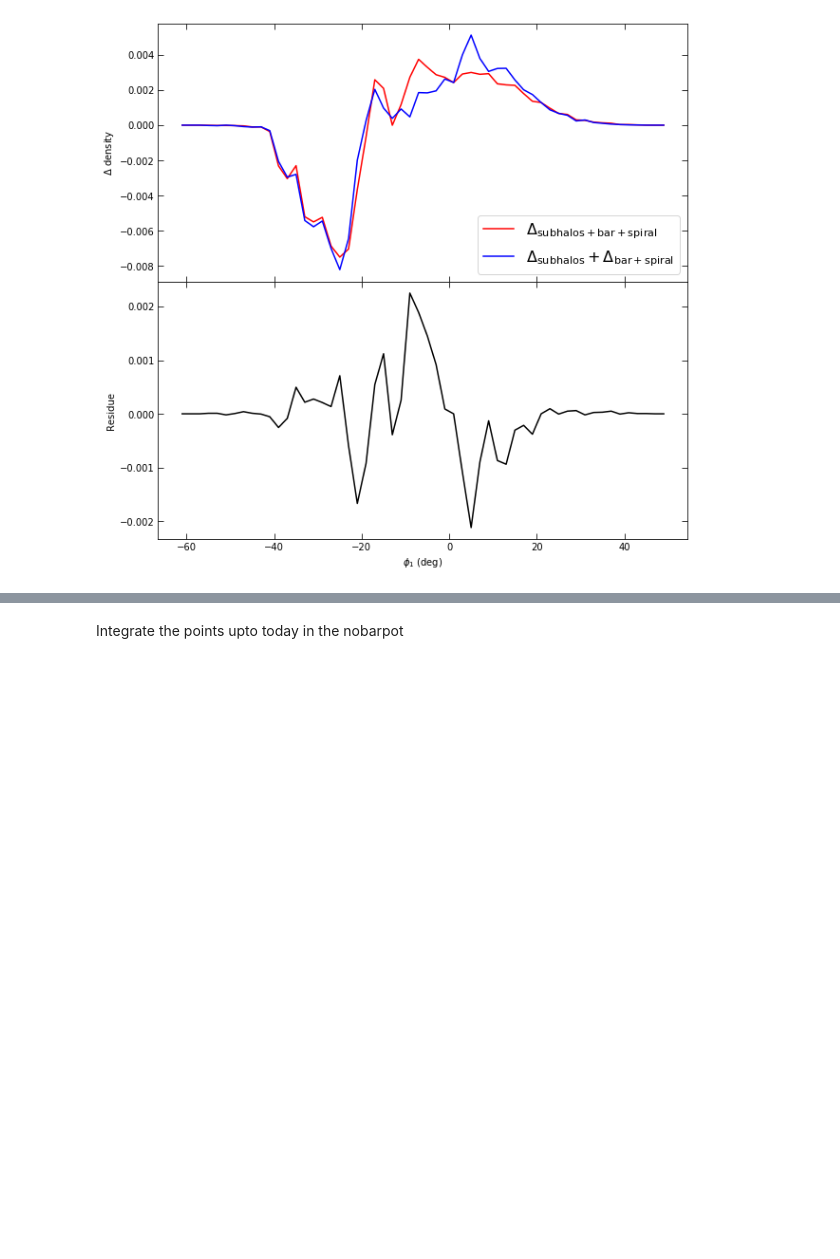
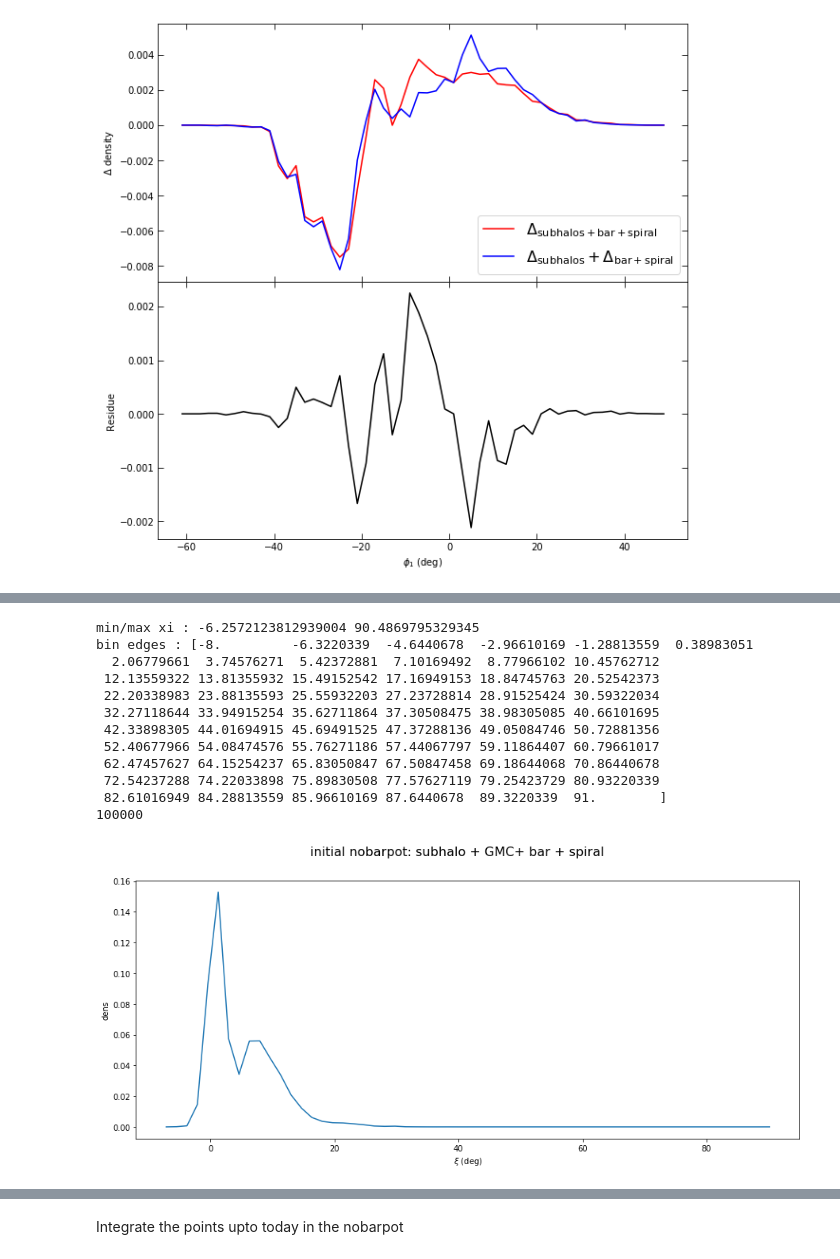
Before and after one commit to nbanik/Analyze_GD-1, a Jupyter notebook: spraydf_combine_bar+spiral and subhalos.ipynb, the cells around one changed output, grey strips where cells are left out. Drawn from its saved outputs; the diff is of its cells as text; code cells hidden in the pictures; blank space fills up the shorter version.

```diff
--- a/spraydf_combine_bar+spiral and subhalos.ipynb
+++ b/spraydf_combine_bar+spiral and subhalos.ipynb
@@ -746,0 +925,39 @@ plt.show()
+# %%
+R_subGMC_barpot=[]
+phi_subGMC_barpot=[]
+z_subGMC_barpot=[]
+
+for ii in range(200):
+    R,phi,z,_,_,_=np.loadtxt("combine_bar_spiral_subhalos/Pal5_nobarpot_init_softsubhalos_GMC_barpot_final/Pal5_spraydf_sample_nobarpot_init_softsubhalos_GMC_barpot_final_{}.dat".format(ii),unpack=True)
+    for jj in range(len(R)):
+        R_subGMC_barpot.append(R[jj])
+        phi_subGMC_barpot.append(phi[jj])
+        z_subGMC_barpot.append(z[jj])
+
+xi_subGMC_barpot,eta_subGMC_barpot=galcencyl_to_xieta(R_subGMC_barpot,phi_subGMC_barpot,z_subGMC_barpot)
+
+midxi_subGMC_barpot,dens_subGMC_barpot=bin_full_stream(xi_subGMC_barpot)
+
+plt.figure(figsize=(15,6))
+plt.suptitle("initial nobarpot: subhalo + GMC+ bar + spiral",fontsize=16)
+#plt.subplot(1,2,1)
+#plt.scatter(p1_nobarpot,p2_nobarpot)
+plt.plot(midxi_subGMC_barpot,dens_subGMC_barpot)
+plt.ylabel("dens")
+plt.xlabel(r'$\xi$ (deg)')
+
+plt.show()
+# %% [output]
+min/max xi : -6.2572123812939004 90.4869795329345
+bin edges : [-8.         -6.3220339  -4.6440678  -2.96610169 -1.28813559  0.38983051
+  2.06779661  3.74576271  5.42372881  7.10169492  8.77966102 10.45762712
+ 12.13559322 13.81355932 15.49152542 17.16949153 18.84745763 20.52542373
+ 22.20338983 23.88135593 25.55932203 27.23728814 28.91525424 30.59322034
+ 32.27118644 33.94915254 35.62711864 37.30508475 38.98305085 40.66101695
+ 42.33898305 44.01694915 45.69491525 47.37288136 49.05084746 50.72881356
+ 52.40677966 54.08474576 55.76271186 57.44067797 59.11864407 60.79661017
+ 62.47457627 64.15254237 65.83050847 67.50847458 69.18644068 70.86440678
+ 72.54237288 74.22033898 75.89830508 77.57627119 79.25423729 80.93220339
+ 82.61016949 84.28813559 85.96610169 87.6440678  89.3220339  91.        ]
+100000
+[figure, added]
```
Also changed, not shown: parts of 13 cells of this notebook.
